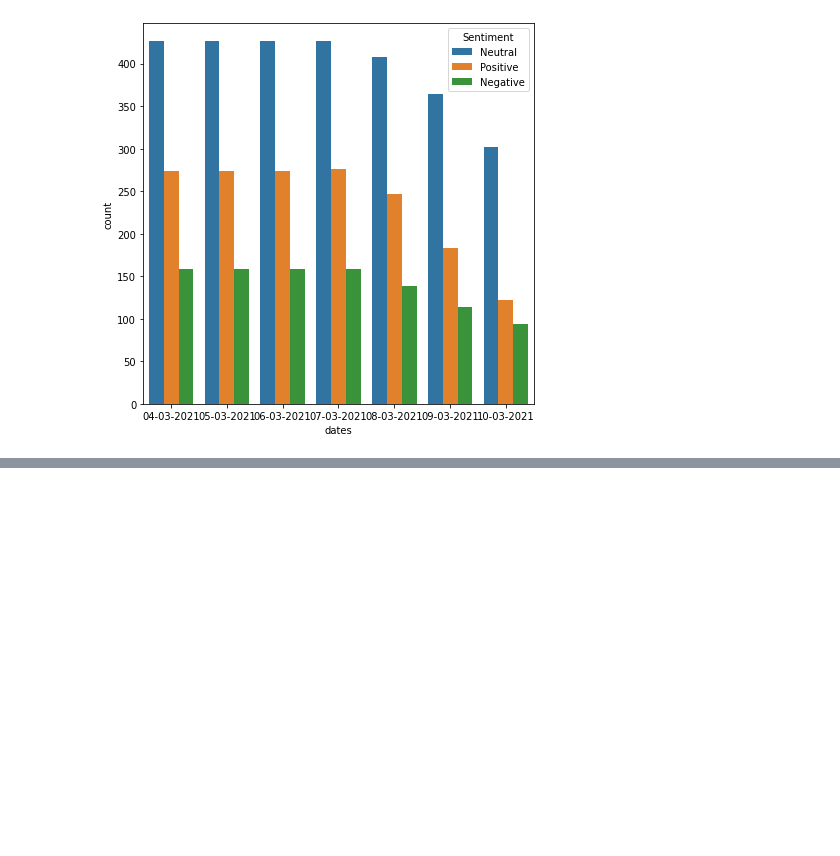
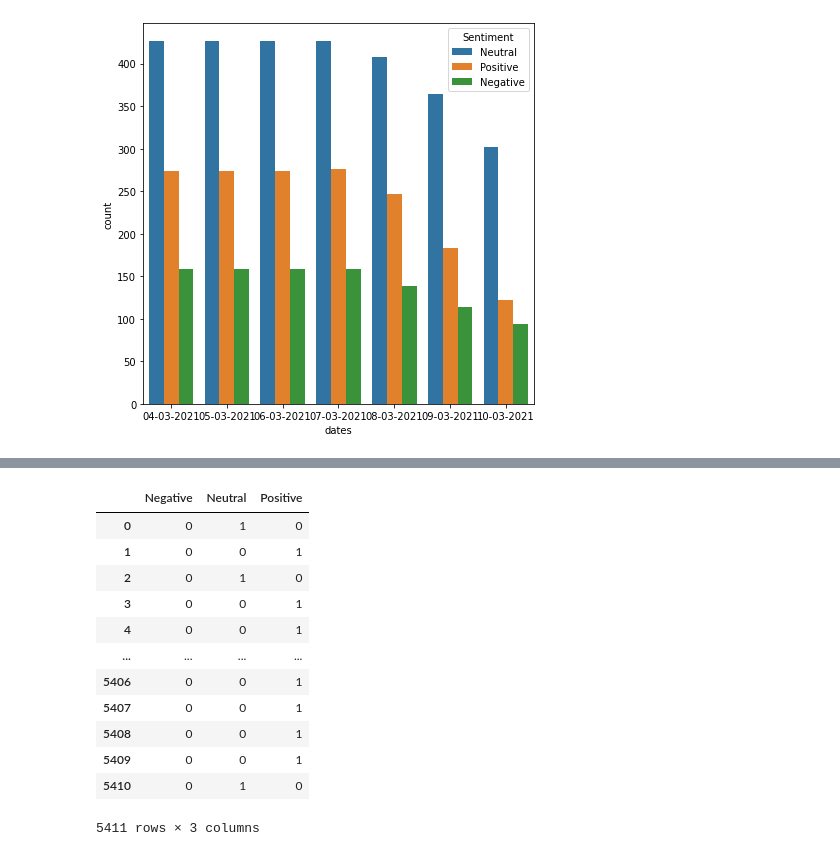
Before and after one commit to ayushic2899/Tweet_Sentiment_Analysis, a Jupyter notebook: SentimentAnalysis.ipynb, the cells around one changed output, grey strips where cells are left out. Cells and saved outputs as stored; diff of their text form; code cells hidden in the pictures; blank space fills up the shorter version.

```diff
--- a/SentimentAnalysis.ipynb
+++ b/SentimentAnalysis.ipynb
@@ -176,0 +174,17 @@ sns.countplot('dates',hue='Sentiment' ,data=df)
+# %%
+dummies=pd.get_dummies(final.Sentiment)
+dummies
+# %% [output]
+|  | Negative | Neutral | Positive |
+| 0 | 0 | 1 | 0 |
+| 1 | 0 | 0 | 1 |
+| 2 | 0 | 1 | 0 |
+| 3 | 0 | 0 | 1 |
+| 4 | 0 | 0 | 1 |
+| ... | ... | ... | ... |
+| 5406 | 0 | 0 | 1 |
+| 5407 | 0 | 0 | 1 |
+| 5408 | 0 | 0 | 1 |
+| 5409 | 0 | 0 | 1 |
+| 5410 | 0 | 1 | 0 |
+5411 rows × 3 columns
```
Also changed, not shown: parts of 17 cells of this notebook.
